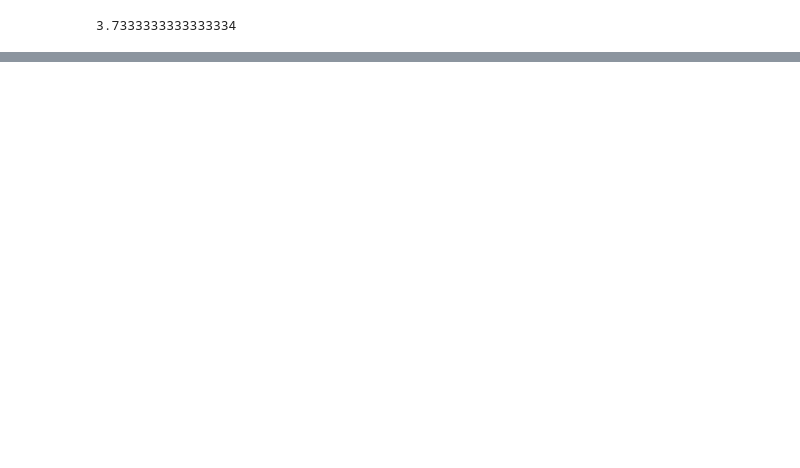
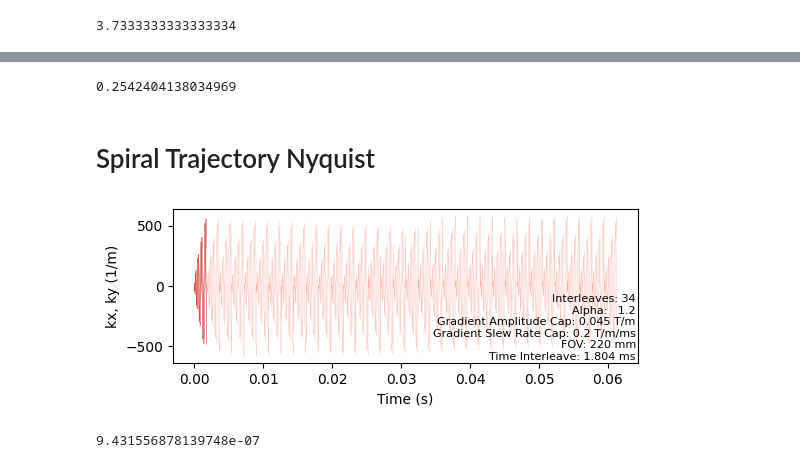
Before and after one commit to trevor-chan/noncartesian_reconstruction, a Jupyter notebook: experiments/spiral_design.ipynb, the cells around one changed output, grey strips where cells are left out. Drawn from its saved outputs; the diff is of its cells as text; code cells hidden in the pictures; blank space fills up the shorter version.

```diff
--- a/experiments/spiral_design.ipynb
+++ b/experiments/spiral_design.ipynb
@@ -281,0 +287,7 @@ use 30 interleaves, use fewer shots
+# %%
+# Noise-matched acceleration rate:
+reference_time * (12e-6/Dt)
+# %% [output]
+0.2542404138034969
+# %% [markdown]
+# Spiral Trajectory Nyquist
@@ -281,0 +299,10 @@ use 30 interleaves, use fewer shots
+# %%
+points, t, dt, Tend, Dt = make_trajectory_custom((matsize,matsize), undersampling=1, interleaves=interleaves, alpha=alpha, freqcrop = False)
+# %%
+plot_trajectory_gradients(points, Dt, interleaves, alpha, Tend)
+# %% [output]
+[figure, added]
+# %%
+Tend * interleaves / points.shape[0]
+# %% [output]
+9.431556878139748e-07
```
Also changed, not shown: parts of 31 cells of this notebook, 10 other files.
